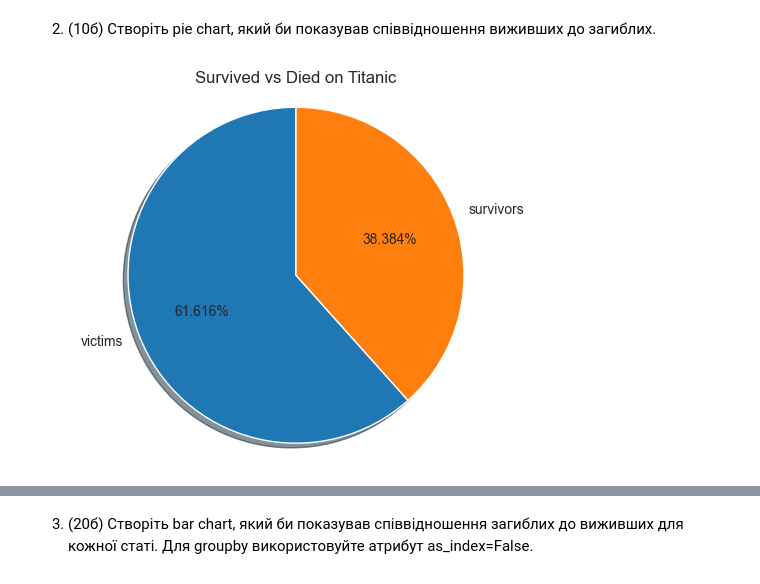
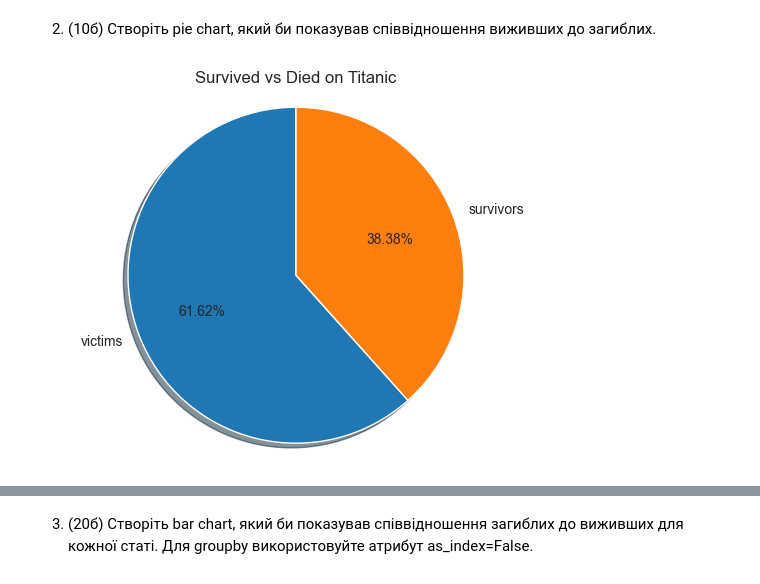
Before and after one commit to MishaTarasenko/Python, a Jupyter notebook: Practice_10/python_practice_10.ipynb, the cells around one changed output, grey strips where cells are left out. Cells and saved outputs as stored; diff of their text form; code cells hidden in the pictures.

```diff
--- a/Practice_10/python_practice_10.ipynb
+++ b/Practice_10/python_practice_10.ipynb
@@ -52,10 +52,10 @@ memory usage: 83.7+ KB
 # %%
 labels = "victims", "survivors"
 survivors_count = titanic["Survived"].value_counts()
 
-plt.pie(survivors_count, labels = labels, autopct = "%1.3f%%", shadow = True, startangle = 90)
+plt.pie(survivors_count, labels = labels, autopct = "%1.2f%%", shadow = True, startangle = 90)
 plt.axis("equal")
 plt.title("Survived vs Died on Titanic")
 plt.show()
 # %% [output]
-[figure, old version]
+[figure, new version]
```
Also changed, not shown: parts of 11 cells of this notebook.
